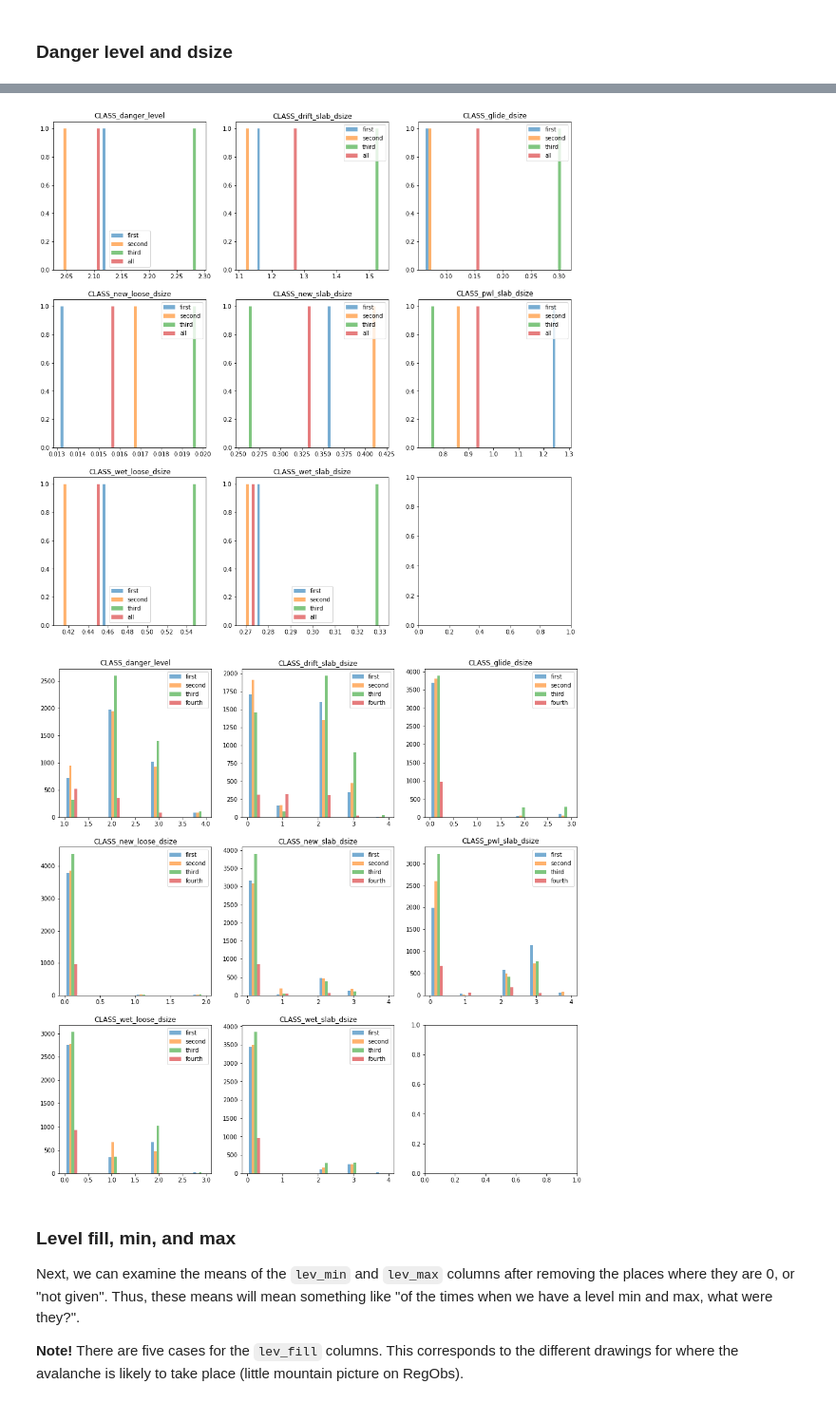
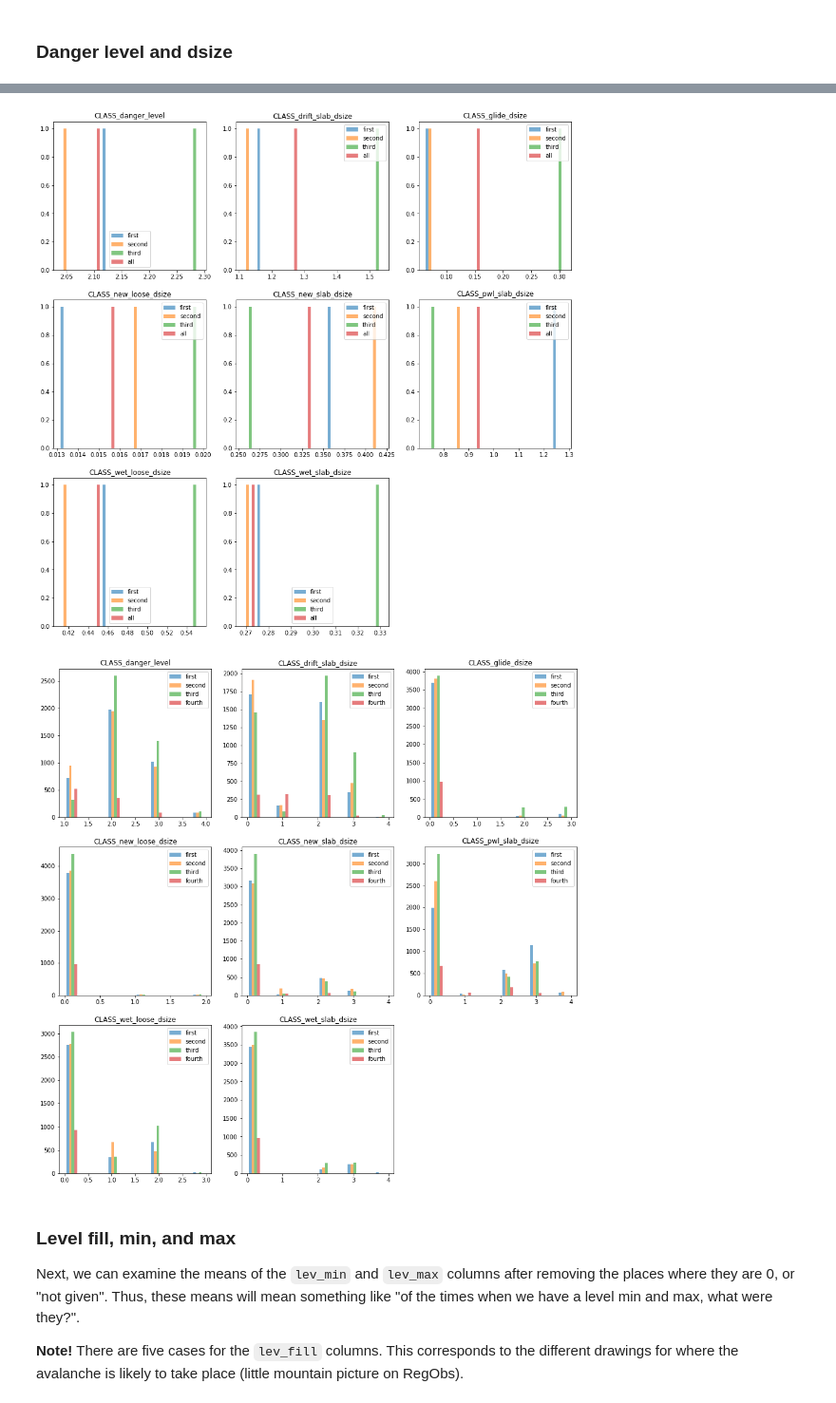
Before and after one commit to NVE/avalanche_ml, a Jupyter notebook: notebooks/analysis/0_distributions.ipynb, the cells around one changed output, grey strips where cells are left out. Shown at 95% size. Drawn from its saved outputs; the diff is of its cells as text; code cells hidden in the pictures.

Commit message:
adding data split portion to distributions notebook, giving recommendations on which regions to split on
moving most plots to their own helper file to clean up and shorten distributions notebook

```diff
--- a/notebooks/analysis/0_distributions.ipynb
+++ b/notebooks/analysis/0_distributions.ipynb
@@ -422,12 +313,15 @@ lev_fill_min_max = [column for column in col_list if column.endswith(find_lev)]
 # %%
 danger_dsize_list = [col for col in col_list if col not in lev_fill_min_max]
-plot_label_dist(danger_dsize_list, 3, 3, (16, 16), 0, 12, 'means')
+season_labels = [first_labels, second_labels, third_labels, fourth_labels]
+plot_season_danger_dsize(season_labels, compare_means, danger_dsize_list,
+                         3, 3, (16, 16), 0, 12, 'means')
 # %% [output]
-[figure, old version]
+[figure, new version]
 # %%
-plot_label_dist(danger_dsize_list, 3, 3, (16, 16), 0, 9)
+plot_season_danger_dsize(season_labels, compare_means, danger_dsize_list,
+                         3, 3, (16, 16), 0, 12)
 # %% [output]
-[figure, old version]
+[figure, new version]
 # %% [markdown]
 ### Level fill, min, and max
 
```
Also changed, not shown: parts of 68 cells of this notebook, 1 other file.
